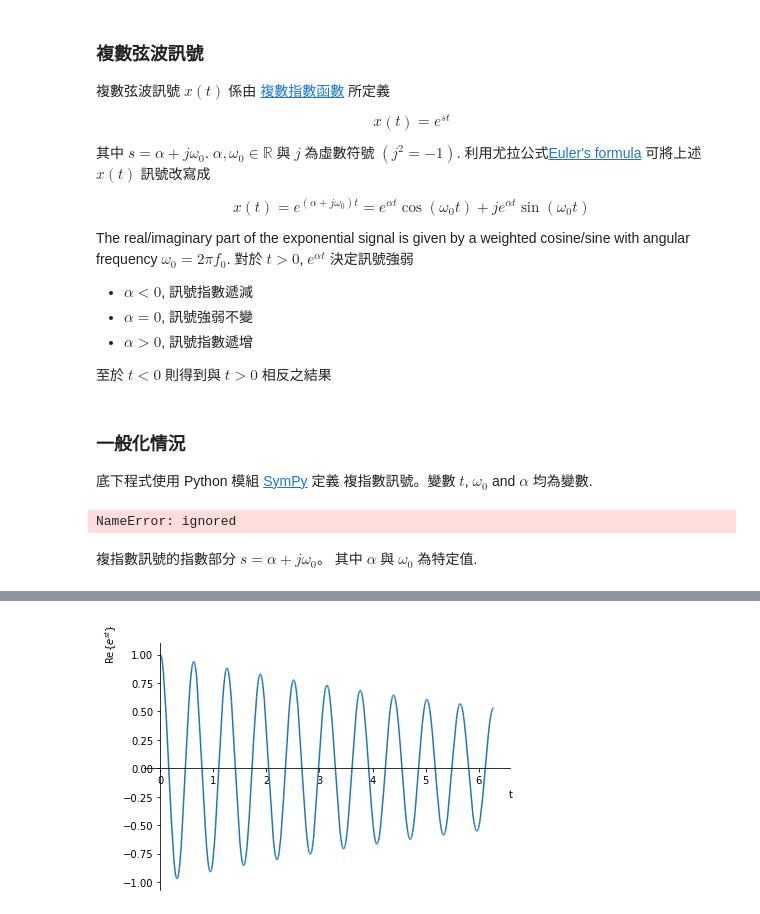
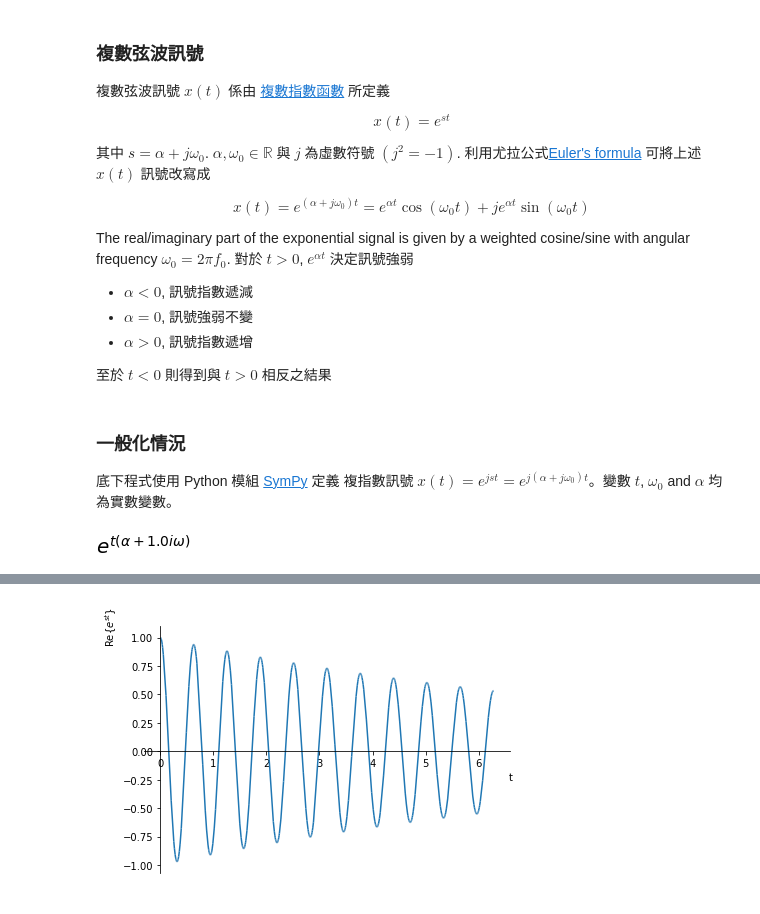
Before and after one commit to luckguy/SS2022, a Jupyter notebook: SS02_c.ipynb, the cells around one changed output, grey strips where cells are left out. Cells and saved outputs as stored; diff of their text form; code cells hidden in the pictures.

```diff
--- a/SS02_c.ipynb
+++ b/SS02_c.ipynb
@@ -27,16 +27,14 @@ The real/imaginary part of the exponential signal is given by a weighted cosine/
 # %% [markdown]
 ### 一般化情況
 
-底下程式使用 Python 模組 [SymPy](http://docs.sympy.org/latest/index.html) 定義 複指數訊號。變數 $t$, $\omega_0$ and $\alpha$ 均為變數.
+底下程式使用 Python 模組 [SymPy](http://docs.sympy.org/latest/index.html) 定義 複指數訊號 $x(t)=e^{jst}=e^{j(\alpha+j\omega_0)t}$。變數 $t$, $\omega_0$ and $\alpha$ 均為實數變數。
 # %%
 import sympy as sym
 sym.init_printing()
 
 t, alpha, omega0 = sym.symbols('t alpha omega', real=True)
-s = alpha + j*omega0
+s = alpha + 1j*omega0
 x = sym.exp(s*t)
 x
 # %% [output]
-NameError: ignored
+[figure, added]
-# %% [markdown]
-複指數訊號的指數部分 $s = \alpha + j \omega_0$。 其中  $\alpha$ 與 $\omega_0$ 為特定值.
```
Also changed, not shown: parts of 4 cells of this notebook.
